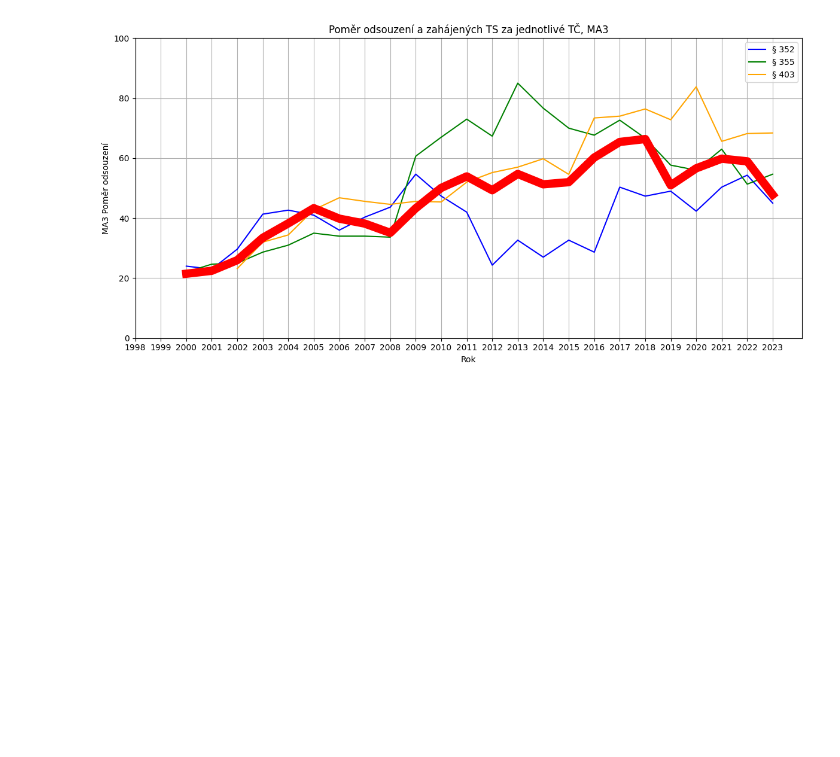
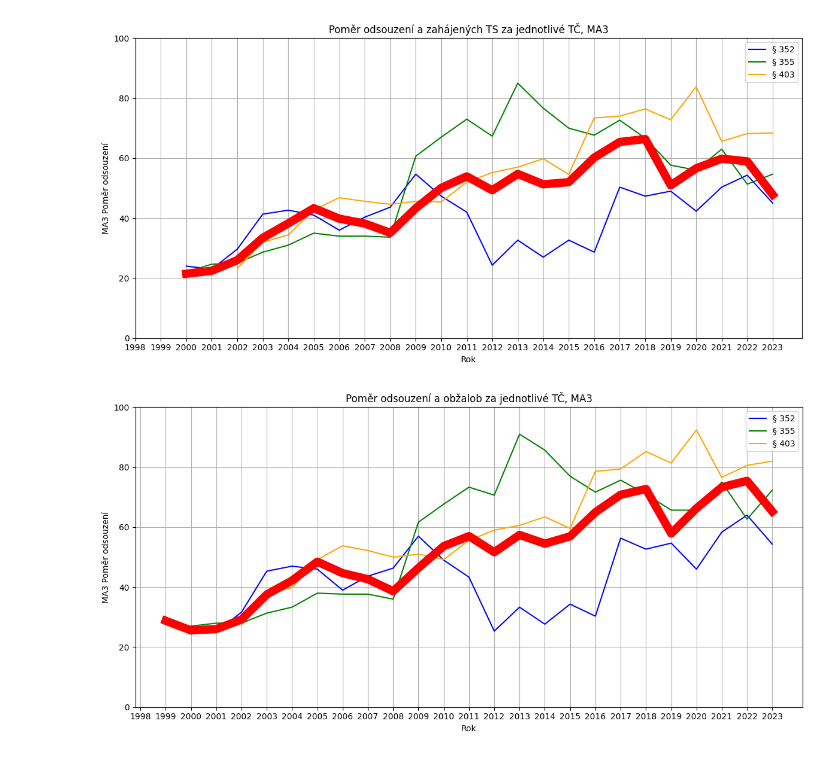
Before and after one commit to DamiTheCraftyPythonista/Thesis, a Jupyter notebook: Hate_crimes_CZ.ipynb, the cells around one changed output. Saved outputs shown, nothing was run; the diff lists cells and outputs as text; code cells hidden in the pictures; blank space fills up the shorter version.

```diff
--- a/Hate_crimes_CZ.ipynb
+++ b/Hate_crimes_CZ.ipynb
@@ -403,3 +403,36 @@ plt.tight_layout()
 plt.show()
 # %% [output]
 [figure]
+# %%
+df_352['MA3_%Obž_ods'] = df_352['%Obž_ods'].rolling(window=3).mean()
+df_355['MA3_%Obž_ods'] = df_355['%Obž_ods'].rolling(window=3).mean()
+df_356['MA3_%Obž_ods'] = df_356['%Obž_ods'].rolling(window=3).mean()
+df_403_404['MA3_%Obž_ods'] = df_403_404['%Obž_ods'].rolling(window=5).mean()
+
+plt.figure(figsize=(12, 6))
+
+colors = {
+    '§ 352': 'blue',
+    '§ 355': 'green',
+    '§ 356': 'red',
+    '§ 403': 'orange',
+}
+
+plt.plot(df_352['rok'], df_352['MA3_%Obž_ods'], color=colors['§ 352'], linestyle='-', label='§ 352')
+plt.plot(df_355['rok'], df_355['MA3_%Obž_ods'], color=colors['§ 355'], linestyle='-', label='§ 355')
+# plt.plot(df_356['rok'], df_356['MA3_%Obž_ods'], color=colors['§ 356'], linestyle='-', label='§ 356')
+plt.plot(df_403_404['rok'], df_403_404['MA3_%Obž_ods'], color=colors['§ 403'], linestyle='-', label='§ 403')
+plt.plot(data_obž_ods['rok'], data_obž_ods['%obž_ods_MA3'], color='red', linewidth=10)
+
+plt.title('Poměr odsouzení a obžalob za jednotlivé TČ, MA3')
+plt.xlabel('Rok')
+plt.ylabel('MA3 Poměr odsouzení')
+plt.xticks(df_352['rok'])
+plt.ylim(0, 100)
+plt.grid()
+plt.legend()
+plt.tight_layout()
+
+plt.show()
+# %% [output]
+[figure, added]
```
